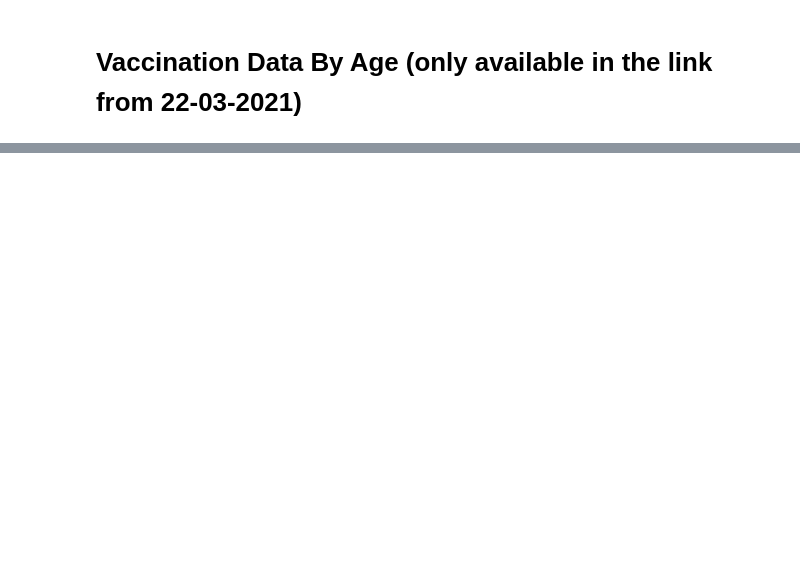
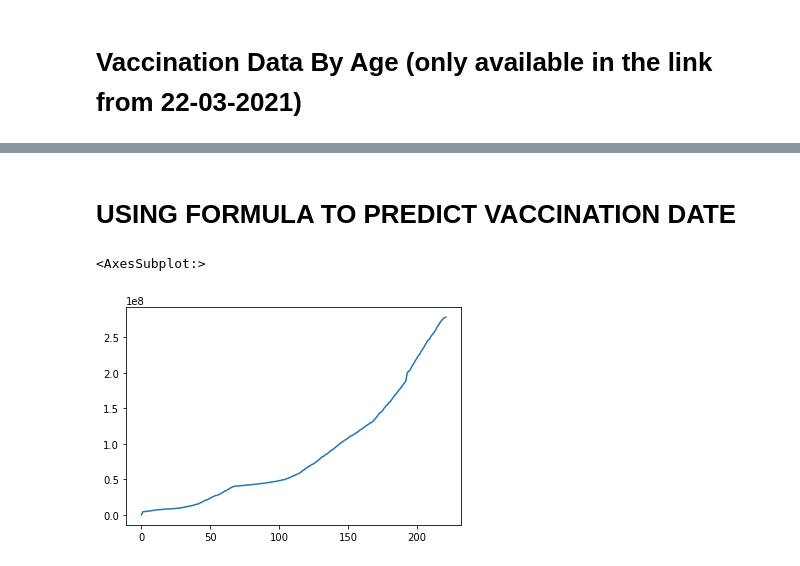
Before and after one commit to DenyAchenkunju/Vaccination_Date_Predictor, a Jupyter notebook: web_scraping_part_1 (3).ipynb, the cells around one changed output, grey strips where cells are left out. Drawn from its saved outputs; the diff is of its cells as text; code cells hidden in the pictures; blank space fills up the shorter version.

```diff
--- a/web_scraping_part_1 (3).ipynb
+++ b/web_scraping_part_1 (3).ipynb
@@ -429,0 +432,2 @@ vaccination_by_age.to_csv('vaccination_by_age.csv')
+# %% [markdown]
+# USING FORMULA TO PREDICT VACCINATION DATE
@@ -429,0 +436,5 @@ vaccination_by_age.to_csv('vaccination_by_age.csv')
+# %%
+vaccine_dataframe['tot_dose_2'].plot()
+# %% [output]
+<AxesSubplot:>
+[figure, added]
```
Also changed, not shown: parts of 48 cells of this notebook, 3 other files.
